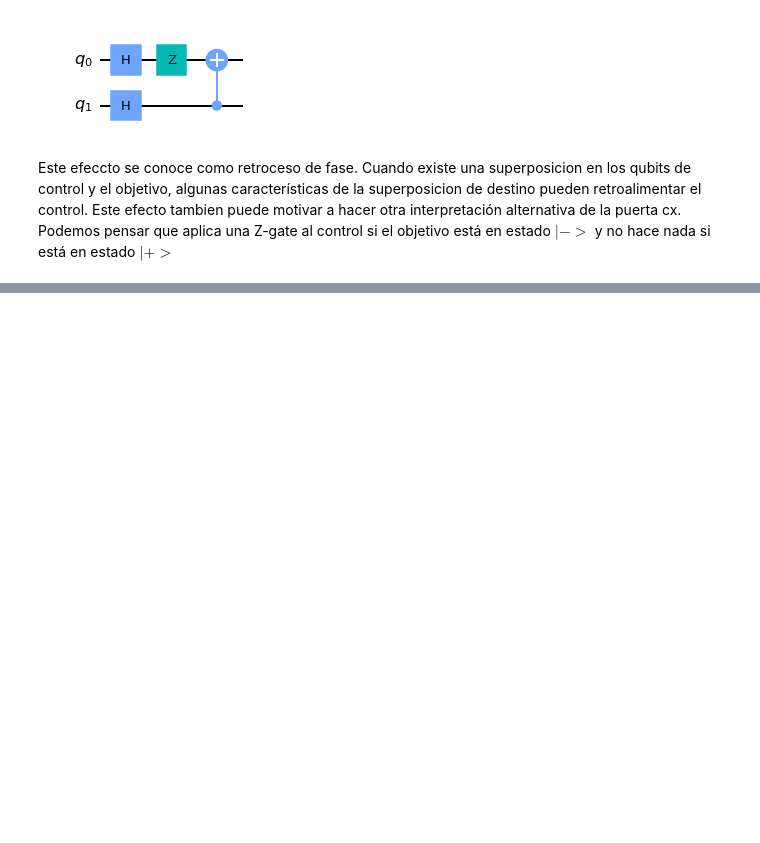
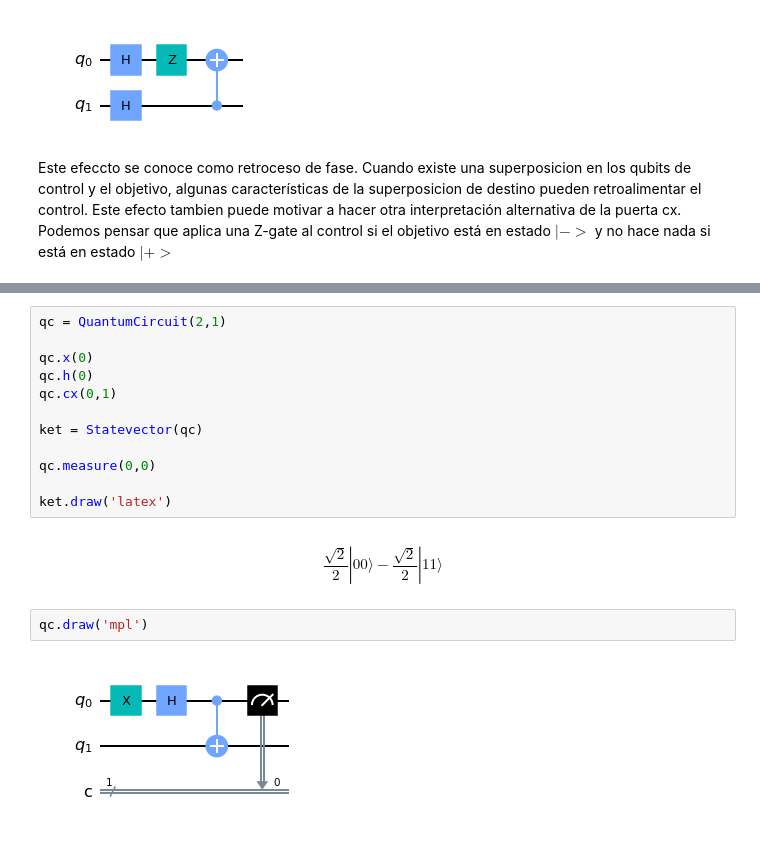
Before and after one commit to Kiedie/Quantum-Computing-with-Qiskit, a Jupyter notebook: Basics of QuantumCircuit Qiskit.ipynb, the cells around one changed output, grey strips where cells are left out. Saved outputs shown, nothing was run; the diff lists cells and outputs as text; blank space fills up the shorter version.

```diff
--- a/Basics of QuantumCircuit Qiskit.ipynb
+++ b/Basics of QuantumCircuit Qiskit.ipynb
@@ -265,0 +354,18 @@ Este efeccto se conoce como retroceso de fase. Cuando existe una superposicion e
+# %%
+qc = QuantumCircuit(2,1)
+
+qc.x(0)
+qc.h(0)
+qc.cx(0,1)
+
+ket = Statevector(qc)
+
+qc.measure(0,0)
+
+ket.draw('latex')
+# %% [output]
+$$\frac{\sqrt{2}}{2} |00\rangle- \frac{\sqrt{2}}{2} |11\rangle$$
+# %%
+qc.draw('mpl')
+# %% [output]
+[figure, added]
```
Also changed, not shown: parts of 29 cells of this notebook, 1 other file.
